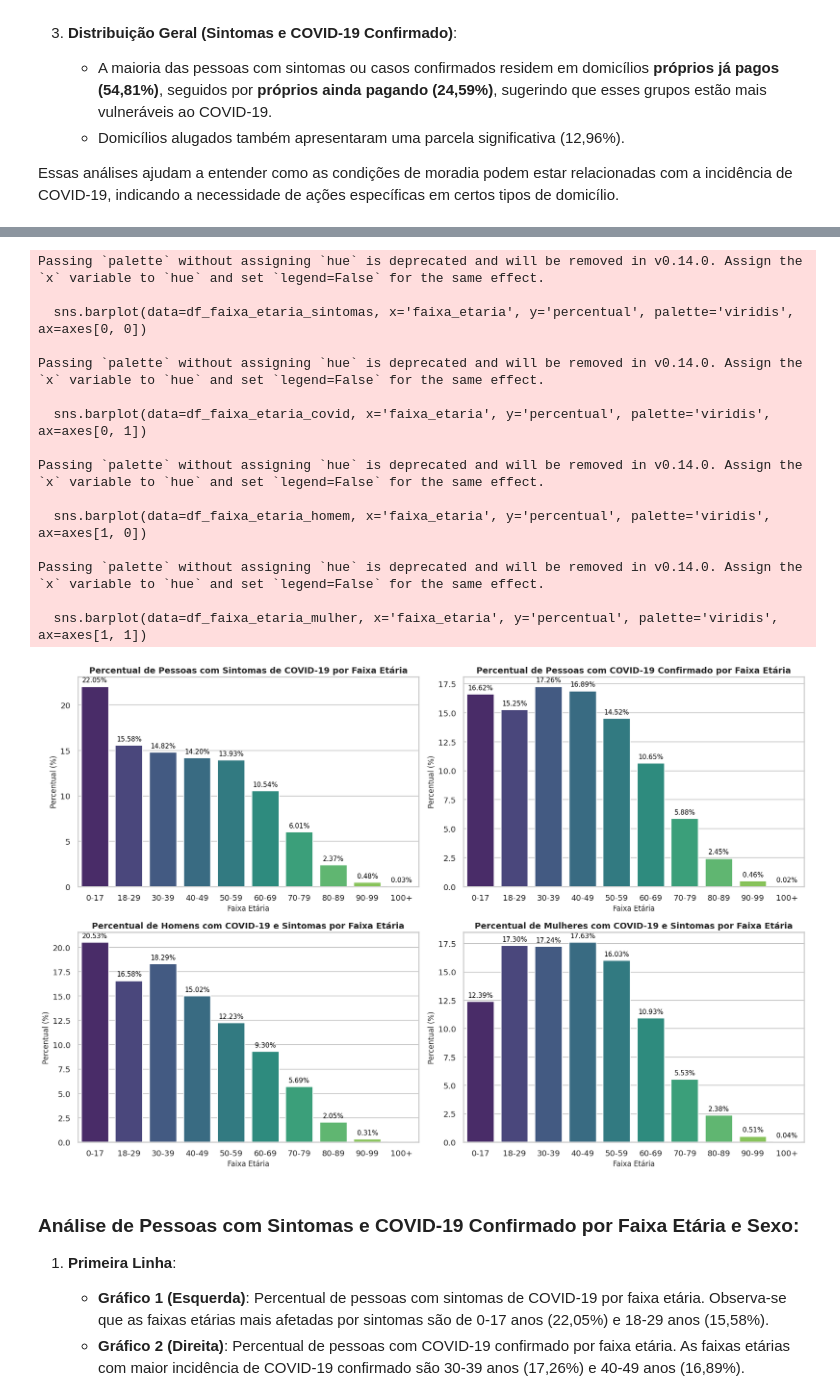
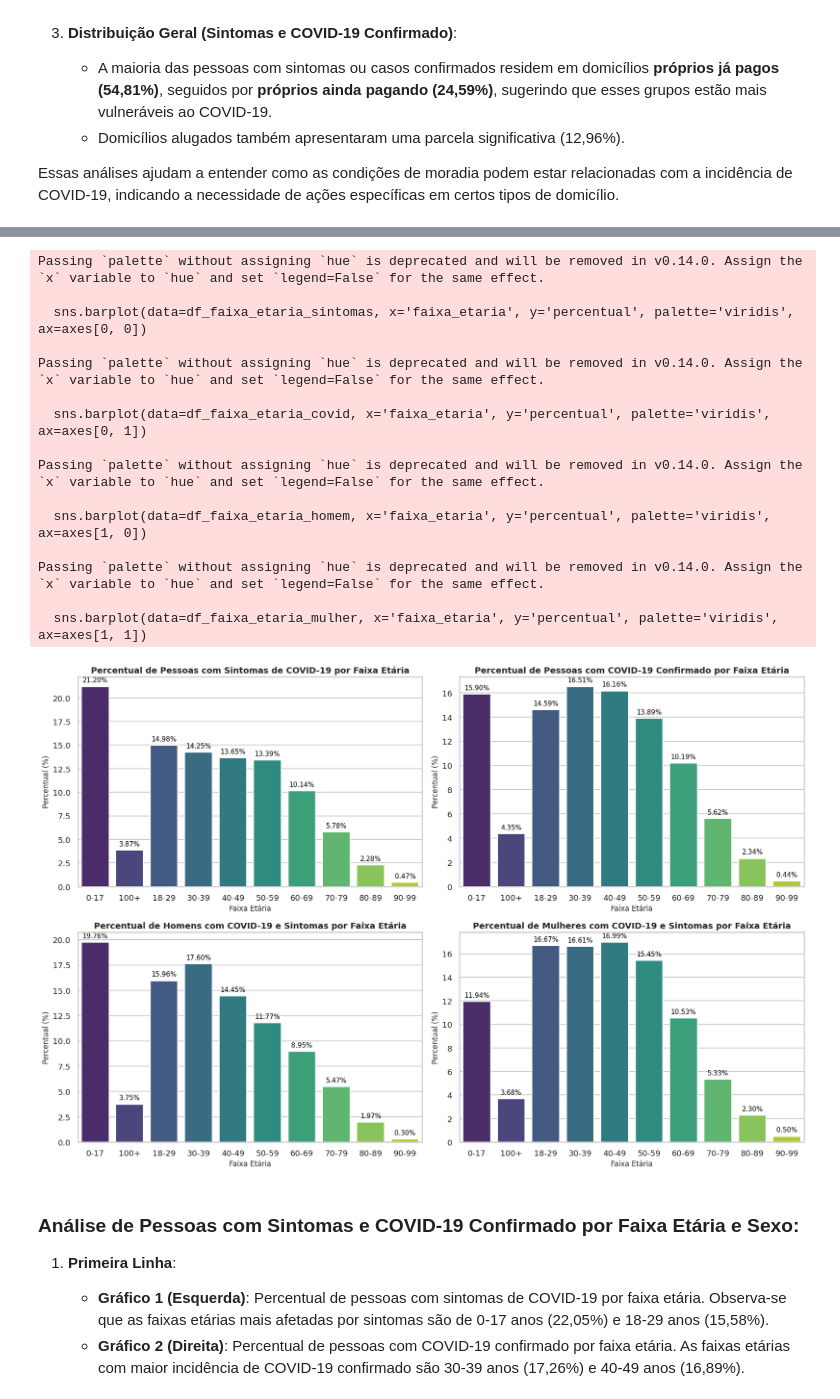
Before and after one commit to tsrodr/fiap-dataanalysis-techchallenge-fase3, a Jupyter notebook: main.ipynb, the cells around one changed output, grey strips where cells are left out. Drawn from its saved outputs; the diff is of its cells as text; code cells hidden in the pictures.

```diff
--- a/main.ipynb
+++ b/main.ipynb
@@ -173,12 +147,6 @@ root
  |-- tem_plano_saude: string (nullable = true)
  |-- faixa_rendimento: string (nullable = true)
  |-- situacao_domicilio: string (nullable = true)
-# %%
-# Alterando o tipo da coluna "ano, mes, semana, ano_nascimento" para inteiro
-df = df.withColumn("ano", df["ano"].cast(T.IntegerType()))\
-    .withColumn("mes", df["mes"].cast(T.IntegerType()))\
-    .withColumn("semana", df["semana"].cast(T.IntegerType()))\
-    .withColumn("ano_nascimento", df["ano_nascimento"].cast(T.IntegerType()))
 # %%
 df_pandas = df.toPandas()
 # %% [output]
@@ -458,23 +425,23 @@ df_filtrado_sintomas = df_pandas[df_pandas['teve_sintomas_covid'] == 'Sim']
 # Filtrando apenas os casos em que a pessoa teve COVID-19 confirmado
 df_filtrado_covid = df_pandas[df_pandas['teve_covid'] == 'Sim']
 
-# Agrupando por UF e contando o número de registros para quem teve sintomas de COVID-19
-df_uf_sintomas = df_filtrado_sintomas.groupby('uf').size().reset_index(name='count')
+# Agrupando por estado e contando o número de registros para quem teve sintomas de COVID-19
+df_estado_sintomas = df_filtrado_sintomas.groupby('estado').size().reset_index(name='count')
 
-# Agrupando por UF e contando o número de registros para quem teve COVID-19 confirmado
-df_uf_covid = df_filtrado_covid.groupby('uf').size().reset_index(name='count')
+# Agrupando por estado e contando o número de registros para quem teve COVID-19 confirmado
+df_estado_covid = df_filtrado_covid.groupby('estado').size().reset_index(name='count')
 
-# Selecionando os 5 maiores valores por UF para cada gráfico
-df_top_5_uf_sintomas = df_uf_sintomas.nlargest(5, 'count').sort_values(by='count', ascending=False)
-df_top_5_uf_covid = df_uf_covid.nlargest(5, 'count').sort_values(by='count', ascending=False)
+# Selecionando os 5 maiores valores por estado para cada gráfico
+df_top_5_estado_sintomas = df_estado_sintomas.nlargest(5, 'count').sort_values(by='count', ascending=False)
+df_top_5_estado_covid = df_estado_covid.nlargest(5, 'count').sort_values(by='count', ascending=False)
 
 # Criando subplots com 1 linha e 2 colunas para os gráficos
 fig, axes = plt.subplots(1, 2, figsize=(18, 6))  # 1 linha, 2 colunas
 
-# Gráfico 1: Top 5 UFs com Pessoas que Tiveram Sintomas de COVID-19
-sns.barplot(data=df_top_5_uf_sintomas, x='uf', y='count', palette='viridis', ax=axes[0])
+# Gráfico 1: Top 5 estados com Pessoas que Tiveram Sintomas de COVID-19
+sns.barplot(data=df_top_5_estado_sintomas, x='estado', y='count', palette='viridis', ax=axes[0])
 axes[0].set_title('Top 5 Estados com Pessoas que Tiveram Sintomas de COVID-19', fontsize=14, fontweight='bold')
-axes[0].set_xlabel('UF', fontsize=12)
+axes[0].set_xlabel('estado', fontsize=12)
 axes[0].set_ylabel('Número de Pessoas', fontsize=12)
 
 # Adicionando valores no topo das barras para o gráfico de sintomas
@@ -485,10 +452,10 @@ for p in axes[0].patches:
                      fontsize=11, color='black', xytext=(0, 5),
                      textcoords='offset points')
 
-# Gráfico 2: Top 5 UFs com Pessoas que Tiveram COVID-19 Confirmado
-sns.barplot(data=df_top_5_uf_covid, x='uf', y='count', palette='viridis', ax=axes[1])
+# Gráfico 2: Top 5 estados com Pessoas que Tiveram COVID-19 Confirmado
+sns.barplot(data=df_top_5_estado_covid, x='estado', y='count', palette='viridis', ax=axes[1])
 axes[1].set_title('Top 5 Estados com Pessoas que Tiveram COVID-19 Confirmado', fontsize=14, fontweight='bold')
-axes[1].set_xlabel('UF', fontsize=12)
+axes[1].set_xlabel('estado', fontsize=12)
 axes[1].set_ylabel('Número de Pessoas', fontsize=12)
 
 # Adicionando valores no topo das barras para o gráfico de COVID confirmado
@@ -730,12 +681,4 @@ Esses resultados indicam que os sintomas são mais relatados em jovens, enquanto
 # %%
-# Criando o campo 'faixa_etaria' com base na diferença entre o ano atual e o ano de nascimento
-df_pandas['idade'] = df_pandas['ano'] - df_pandas['ano_nascimento']
-
-# Definindo as faixas etárias
-bins = [0, 17, 29, 39, 49, 59, 69, 79, 89, 99, 110]  # Definindo limites de idade
-labels = ['0-17', '18-29', '30-39', '40-49', '50-59', '60-69', '70-79', '80-89', '90-99', '100+']  # Rótulos das faixas etárias
-df_pandas['faixa_etaria'] = pd.cut(df_pandas['idade'], bins=bins, labels=labels, include_lowest=True)
-
 # Filtrando apenas os casos em que a pessoa teve sintomas de COVID-19
 df_filtrado_sintomas = df_pandas[df_pandas['teve_sintomas_covid'] == 'Sim']
 
@@ -823,34 +766,34 @@ axes[1, 1].set_ylabel('Percentual (%)', fontsize=12)
 
 # Adicionando valores no topo das barras para o gráfico de mulheres
 for p in axes[1, 1].patches:
     height = p.get_height()
     if not pd.isna(height) and height > 0:
         axes[1, 1].annotate(f'{height:.2f}%',
                             (p.get_x() + p.get_width() / 2., height),
                             ha='center', va='bottom',
                             fontsize=11, color='black', xytext=(0, 5),
                             textcoords='offset points')
 
 # Ajustar layout para evitar sobreposição e garantir uma melhor visualização
 plt.tight_layout()
 plt.show()
 # %% [output]
 Passing `palette` without assigning `hue` is deprecated and will be removed in v0.14.0. Assign the `x` variable to `hue` and set `legend=False` for the same effect.
 
   sns.barplot(data=df_faixa_etaria_sintomas, x='faixa_etaria', y='percentual', palette='viridis', ax=axes[0, 0])
 
 Passing `palette` without assigning `hue` is deprecated and will be removed in v0.14.0. Assign the `x` variable to `hue` and set `legend=False` for the same effect.
 
   sns.barplot(data=df_faixa_etaria_covid, x='faixa_etaria', y='percentual', palette='viridis', ax=axes[0, 1])
 
 Passing `palette` without assigning `hue` is deprecated and will be removed in v0.14.0. Assign the `x` variable to `hue` and set `legend=False` for the same effect.
 
   sns.barplot(data=df_faixa_etaria_homem, x='faixa_etaria', y='percentual', palette='viridis', ax=axes[1, 0])
 
 Passing `palette` without assigning `hue` is deprecated and will be removed in v0.14.0. Assign the `x` variable to `hue` and set `legend=False` for the same effect.
 
   sns.barplot(data=df_faixa_etaria_mulher, x='faixa_etaria', y='percentual', palette='viridis', ax=axes[1, 1])
-[figure, old version]
+[figure, new version]
 # %% [markdown]
 ### Análise de Pessoas com Sintomas e COVID-19 Confirmado por Faixa Etária e Sexo:
 
```
Also changed, not shown: parts of 18 cells of this notebook, 1 other file.
